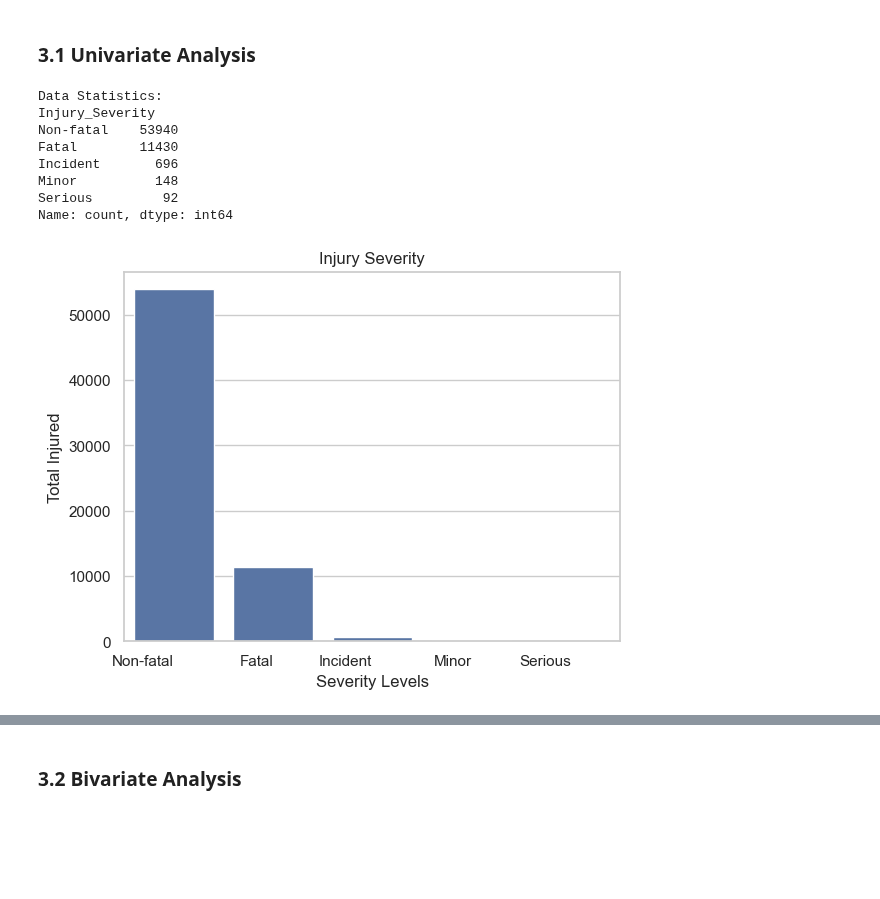
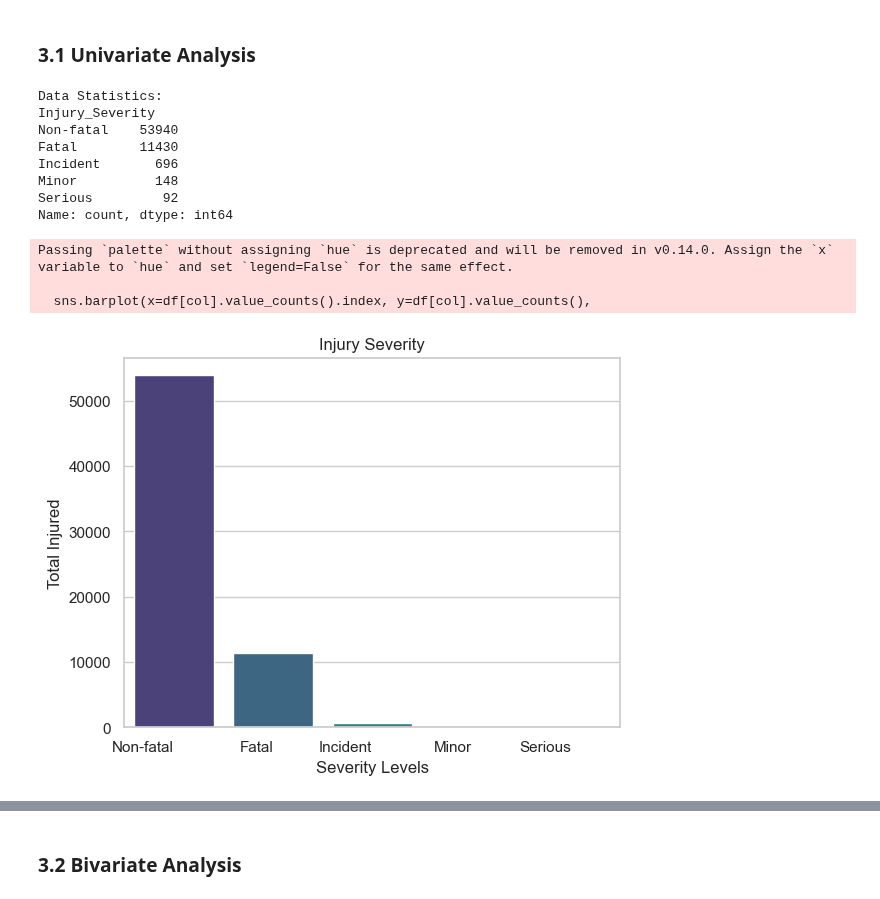
Before and after one commit to rongachoka/Aviation_EDA, a Jupyter notebook: aircraft_safety/analysis_draft.ipynb, the cells around one changed output, grey strips where cells are left out. Cells and saved outputs as stored; diff of their text form; code cells hidden in the pictures; blank space fills up the shorter version.

```diff
--- a/aircraft_safety/analysis_draft.ipynb
+++ b/aircraft_safety/analysis_draft.ipynb
@@ -900,16 +900,19 @@ def plot_categorical(df:pd.DataFrame, col:str, title:str, xlabel:str, ylabel:str
     plt.show();
 # %%
 plot_categorical(df=us_df3, col="Injury_Severity", title="Injury Severity",
-                 xlabel="Severity Levels", ylabel="Total Injured")
+                 xlabel="Severity Levels", ylabel="Total Injured", palette="viridis",)
 # %% [output]
 Data Statistics:
 Injury_Severity
 Non-fatal    53940
 Fatal        11430
 Incident       696
 Minor          148
 Serious         92
 Name: count, dtype: int64
+Passing `palette` without assigning `hue` is deprecated and will be removed in v0.14.0. Assign the `x` variable to `hue` and set `legend=False` for the same effect.
+
+  sns.barplot(x=df[col].value_counts().index, y=df[col].value_counts(),
-[figure, old version]
+[figure, new version]
 # %%
 plot_categorical(df=us_df3, col="Aircraft_damage", title="Aircraft Damage",
```
Also changed, not shown: parts of 9 cells of this notebook.
